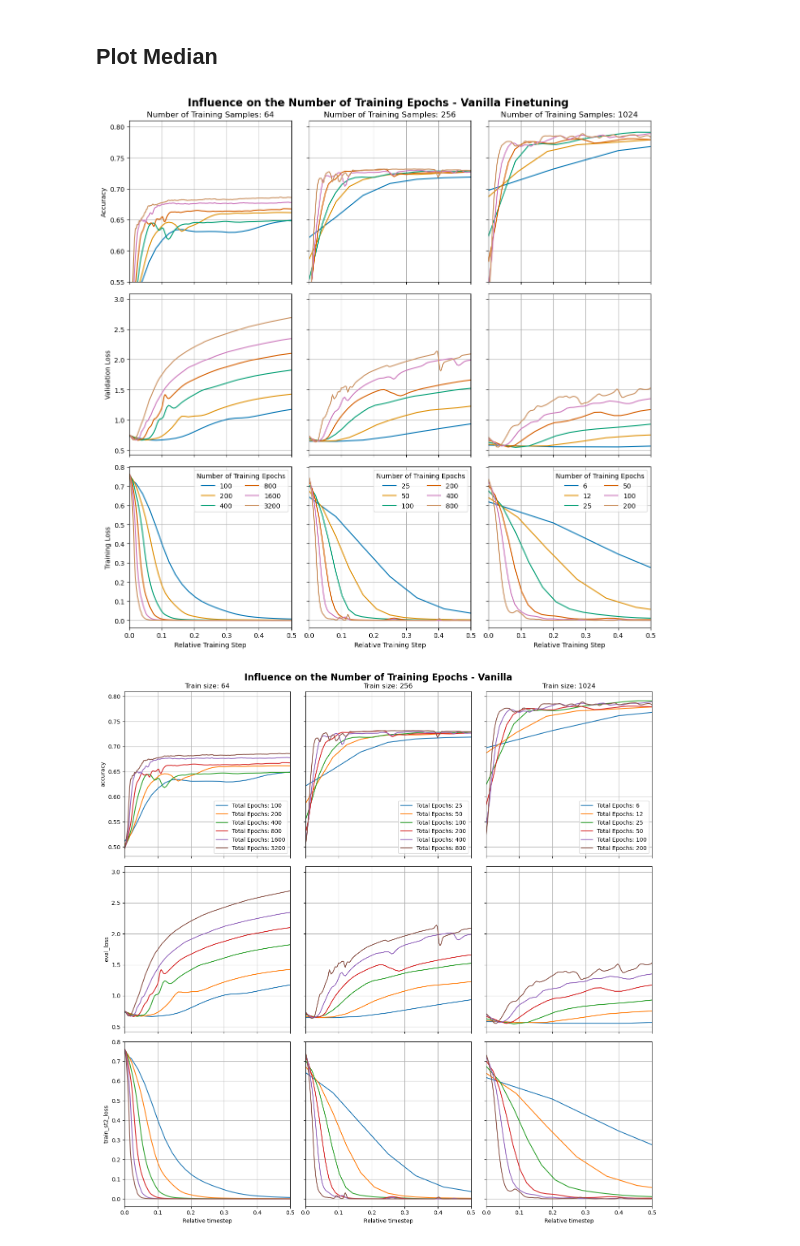
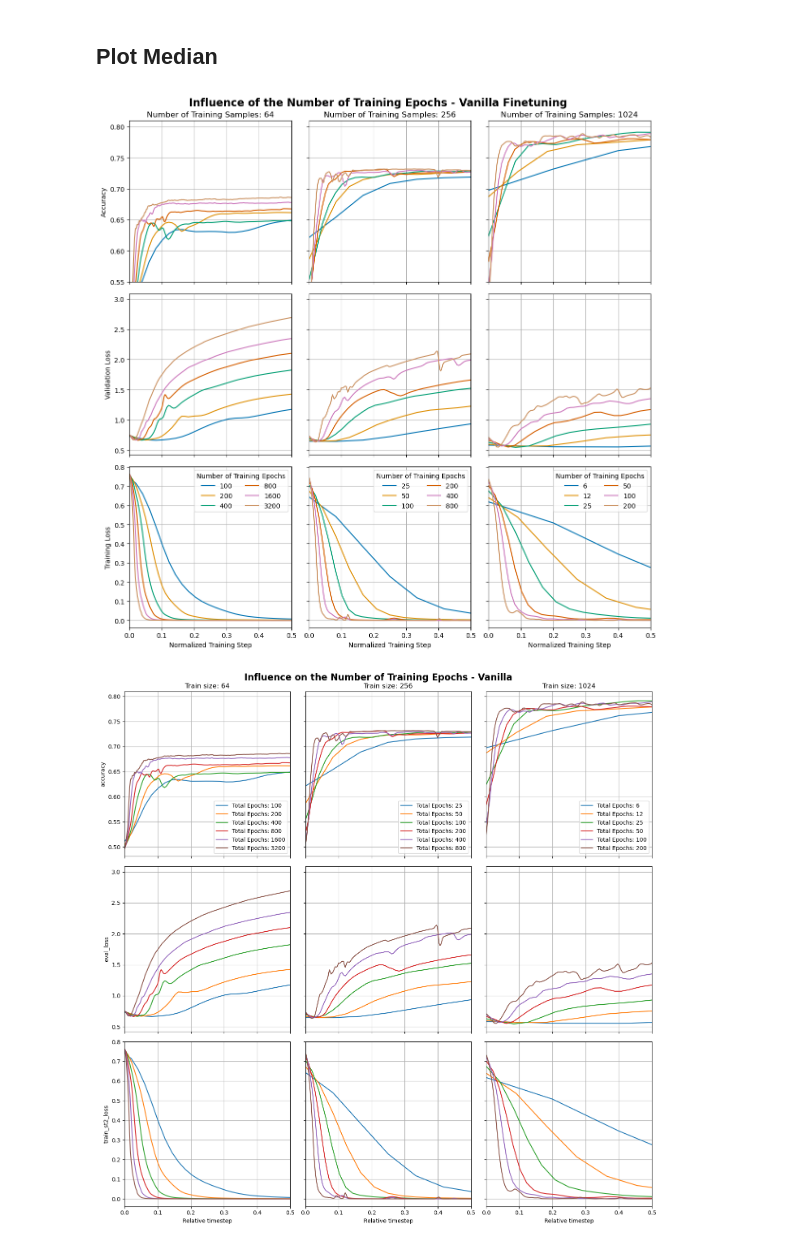
Before and after one commit to Ricu/fantastic-umbrella, a Jupyter notebook: notebooks/A_1_plotting_histories_epochs.ipynb, the cells around one changed output. Saved outputs shown, nothing was run; the diff lists cells and outputs as text; code cells hidden in the pictures.

```diff
--- a/notebooks/A_1_plotting_histories_epochs.ipynb
+++ b/notebooks/A_1_plotting_histories_epochs.ipynb
@@ -313,35 +313,35 @@ for idy, (train_size, sub_dict) in enumerate(history_dict.items()):
             # color = line.get_color()
             # axs[idx,idy].plot(normalized_index, metric_columns['mean'] - metric_columns['std'], color=color, linestyle='--')
             # axs[idx,idy].plot(normalized_index, metric_columns['mean'] + metric_columns['std'], color=color, linestyle='--')
             # Add a shaded region for the standard deviation
             # axs[idx,idy].fill_between(normalized_index, (metric_columns['median'] - metric_columns['std']), (metric_columns['median'] + metric_columns['std']), alpha=1)
         if idy == 0:
             ax.set_ylabel(row_names[metric])
         if idx == 0 and idy == 2:
             ax.set_ylim(bottom=0.55)
         if idx == 0:
             ax.set_title(f'Number of Training Samples: {train_size}')
         if idx == len(history_dict) - 1:
-            ax.set_xlabel('Relative Training Step')
+            ax.set_xlabel('Normalized Training Step')
             # axs[idx,idy].set_xlabel('Epoch')
 
         ax.grid(True,which='major')
         ax.grid(True,which='minor')
         ax.set_xlim([0,0.5])
         # if idx == 1 and idy == 2:
         #     ax.set_ylim(top=2.7)
         if idx == 2:
             ax.legend(
                 loc='upper right',
                 ncol=2,
                 title='Number of Training Epochs')
 fig.suptitle('Influence of the Number of Training Epochs - Vanilla Finetuning', fontsize=16,weight='bold')
 # Show the plot
 plt.tight_layout()
 plt.savefig('img/A_1_testing_num_epochs_vanilla.pdf', format='pdf')
 plt.show()
 # %% [output]
-[figure, old version]
+[figure, new version]
 # %%
 import matplotlib.pyplot as plt
 
```
Also changed, not shown: parts of 1 cell of this notebook.
